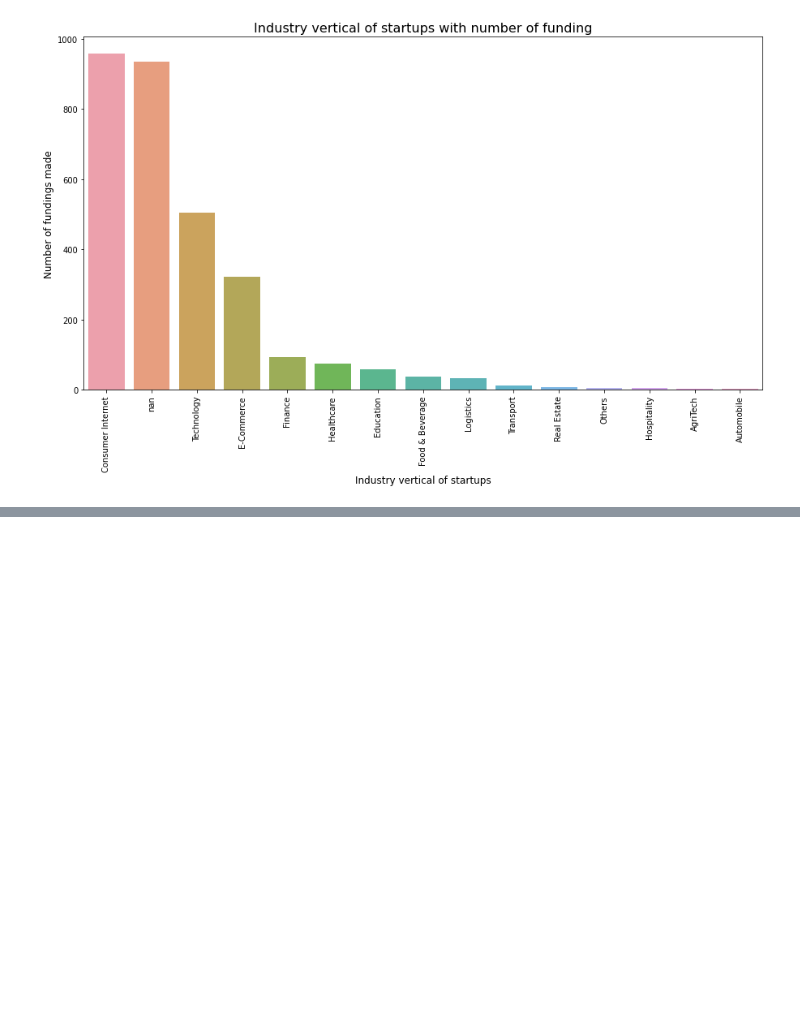
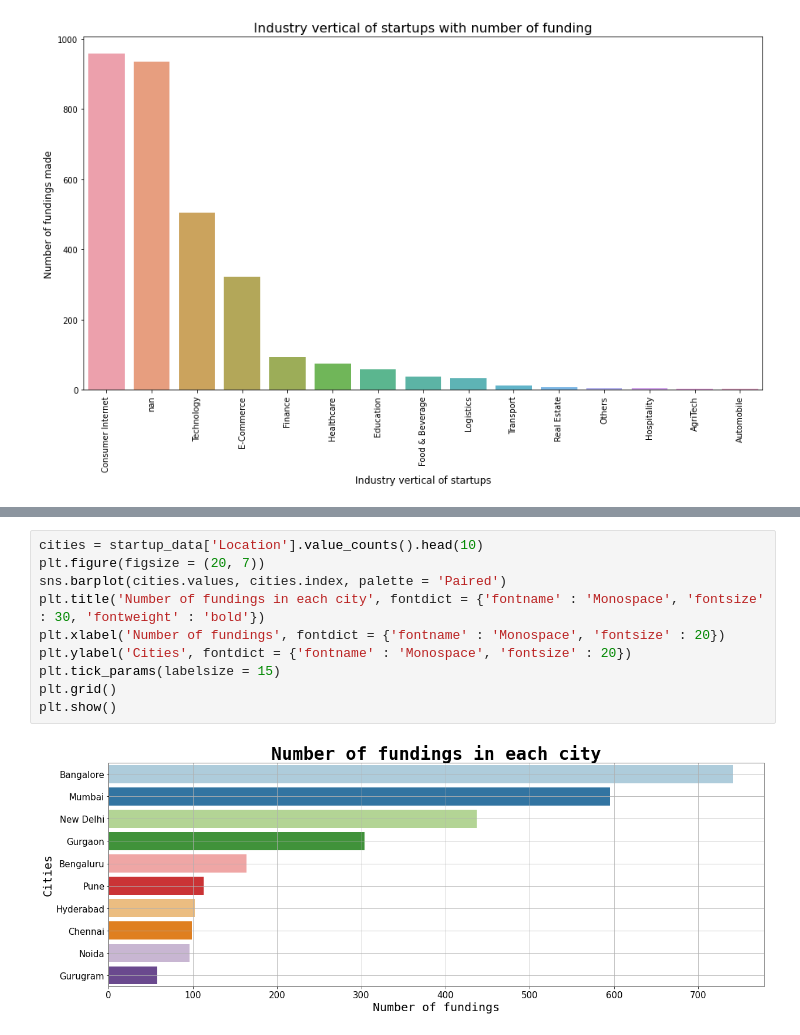
Before and after one commit to Prasaanth-Vallabhan/Probability-Project, a Jupyter notebook: dataAnalysis.ipynb, the cells around one changed output, grey strips where cells are left out. Cells and saved outputs as stored; diff of their text form; blank space fills up the shorter version.

```diff
--- a/dataAnalysis.ipynb
+++ b/dataAnalysis.ipynb
@@ -174,0 +202,12 @@ Name: Investors, dtype: int64
+# %%
+cities = startup_data['Location'].value_counts().head(10)
+plt.figure(figsize = (20, 7))
+sns.barplot(cities.values, cities.index, palette = 'Paired')
+plt.title('Number of fundings in each city', fontdict = {'fontname' : 'Monospace', 'fontsize' : 30, 'fontweight' : 'bold'})
+plt.xlabel('Number of fundings', fontdict = {'fontname' : 'Monospace', 'fontsize' : 20})
+plt.ylabel('Cities', fontdict = {'fontname' : 'Monospace', 'fontsize' : 20})
+plt.tick_params(labelsize = 15)
+plt.grid()
+plt.show()
+# %% [output]
+[figure, added]
```
Also changed, not shown: parts of 8 cells of this notebook.
